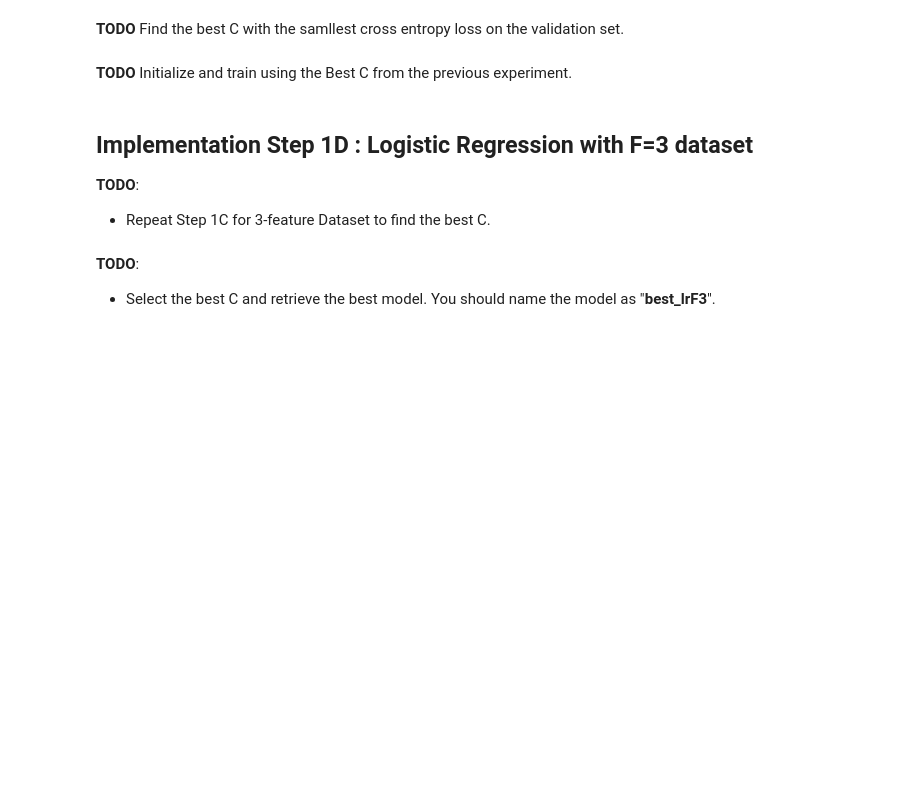
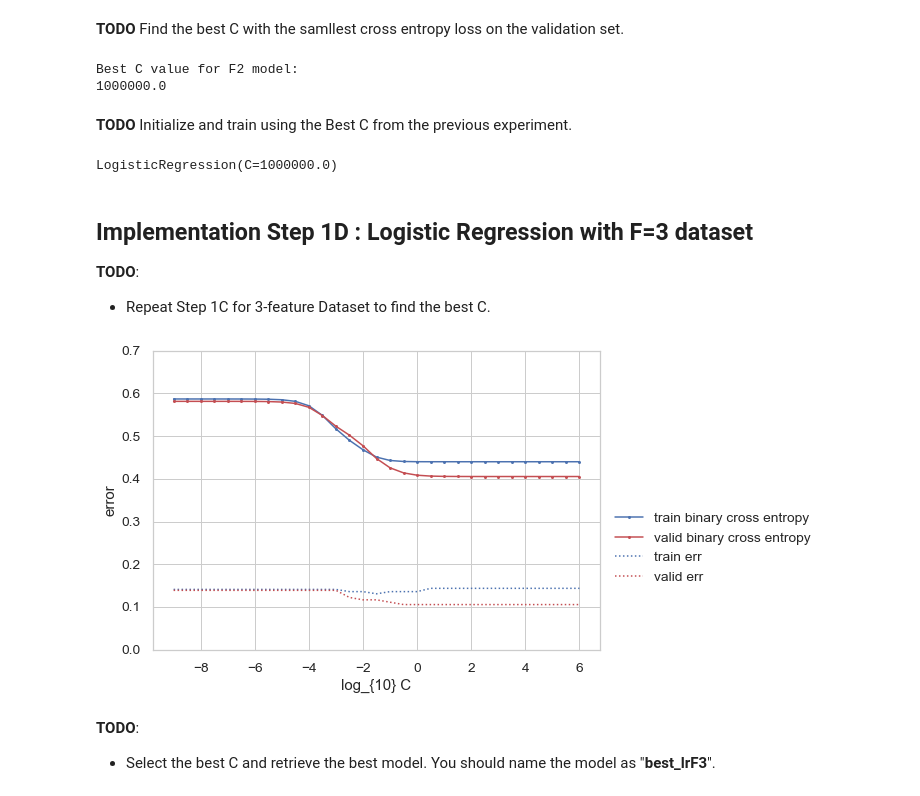
Before and after one commit to brawnerquan/comp135-20f-assignments, a Jupyter notebook: hw2/hw2_notebook.ipynb, the cells around one changed output. Saved outputs shown, nothing was run; the diff lists cells and outputs as text; code cells hidden in the pictures; blank space fills up the shorter version.

```diff
--- a/hw2/hw2_notebook.ipynb
+++ b/hw2/hw2_notebook.ipynb
@@ -246,10 +256,14 @@ print(C_grid)
 **TODO** Find the best C with the samllest cross entropy loss on the validation set.
 # %%
 # TODO Find the best C with the samllest cross entropy loss on the validation set
-best_C__lrF2=
+
+best_C__lrF2= C_grid[len(C_grid) - 1]
 
 print("Best C value for F2 model:")
 print(best_C__lrF2)
+# %% [output]
+Best C value for F2 model:
+1000000.0
 # %% [markdown]
 **TODO** Initialize and train using the Best C from the previous experiment.
 # %%
@@ -257,8 +271,10 @@ print(best_C__lrF2)
 # Part a: Initialize the model using the Best C (i.e. best_C__lrF2) from the previous experiment
 # Part b: retrieve the best model by training on the training set again.
 
-best_lrF2 =     #Part a
-best_lrF2.fit() #Part b
+best_lrF2 = sklearn.linear_model.LogisticRegression(C=best_C__lrF2, solver='lbfgs')    #Part a
+best_lrF2.fit(x_tr_M2, y_tr_M) #Part b
+# %% [output]
+LogisticRegression(C=1000000.0)
 # %%
 # Output the prediction of your best model for 2-feature data on the training, valid, and test set.
 # Return the posibility of predicting true
@@ -270,6 +286,58 @@ bestlrF2_yproba1_te_N = best_lrF2.predict_proba(x_te_N2)[:,1]
 ## Implementation Step 1D : Logistic Regression with F=3 dataset
 **TODO**:
 * Repeat Step 1C for 3-feature Dataset to find the best C.
+# %%
+C_grid = np.logspace(-9, 6, 31)
+
+# Store binary cross entropy (bce) for all C in C_grid;
+# So we can compare and select the best C in the future steps.
+tr_bce_list = list()
+va_bce_list = list()
+te_bce_list = list()
+
+# Store the error rate: Fraction of examples that are mis-classified (using threshold=0.5)
+# (We visualize it later, but don't use it in the report).
+# Remember, we justified using BCE for training our classifier by saying
+# it provides an *upper bound* on the error rate.
+tr_err_list = list()
+va_err_list = list()
+te_err_list = list()
+
+for C in C_grid:
+    # TODO: Follow the instruction in HW2 and train the model lr_F2
+    # Part a: Initialize your LogisticRegression classifier
+    # Part b: train the model with the 2-feature dataset
+    lr_F3 = sklearn.linear_model.LogisticRegression(C=C, solver='lbfgs');    # Part a
+    lr_F3.fit(x_tr_M3, y_tr_M) # Part b
+
+    yproba1_tr_M = lr_F3.predict_proba(x_tr_M3)[:,1] # The probability of predicting class 1 on the training set
+    yproba1_va_N = lr_F3.predict_proba(x_va_N3)[:,1] # The probability of predicting class 1 on the validation set
+
+    tr_err_list.append(sklearn.metrics.zero_one_loss(y_tr_M, yproba1_tr_M >= 0.5)) # Error rate for training set.
+    va_err_list.append(sklearn.metrics.zero_one_loss(y_va_N, yproba1_va_N >= 0.5)) # Error rate for validation set.
+
+    # TODO: using the calc_mean_binary_cross_entropy_from_probas() function from above:
+    # Part c: calculate the binary cross entropy (bce) on the training set
+    # Part d: calculate the binary cross entropy (bce) on the validation set
+    my_tr_bce= calc_mean_binary_cross_entropy_from_probas(y_tr_M, yproba1_tr_M) # Part c
+    my_va_bce= calc_mean_binary_cross_entropy_from_probas(y_va_N, yproba1_va_N)
+
+    # Save bce for future selection on Models.
+    tr_bce_list.append(my_tr_bce)
+    va_bce_list.append(my_va_bce)
+
+plt.plot(np.log10(C_grid), tr_bce_list, 'b.-', label='train binary cross entropy')
+plt.plot(np.log10(C_grid), va_bce_list, 'r.-', label='valid binary cross entropy')
+
+plt.plot(np.log10(C_grid), tr_err_list, 'b:', label='train err')
+plt.plot(np.log10(C_grid), va_err_list, 'r:', label='valid err')
+
+plt.ylabel('error')
+plt.xlabel("log_{10} C");
+plt.legend(bbox_to_anchor=(1.5, 0.5)) # make legend outside plot
+plt.ylim([0, 0.7]);
+# %% [output]
+[figure, added]
 # %% [markdown]
 **TODO**:
 * Select the best C and retrieve the best model. You should name the model as "**best_lrF3**".
```
Also changed, not shown: parts of 13 cells of this notebook.
